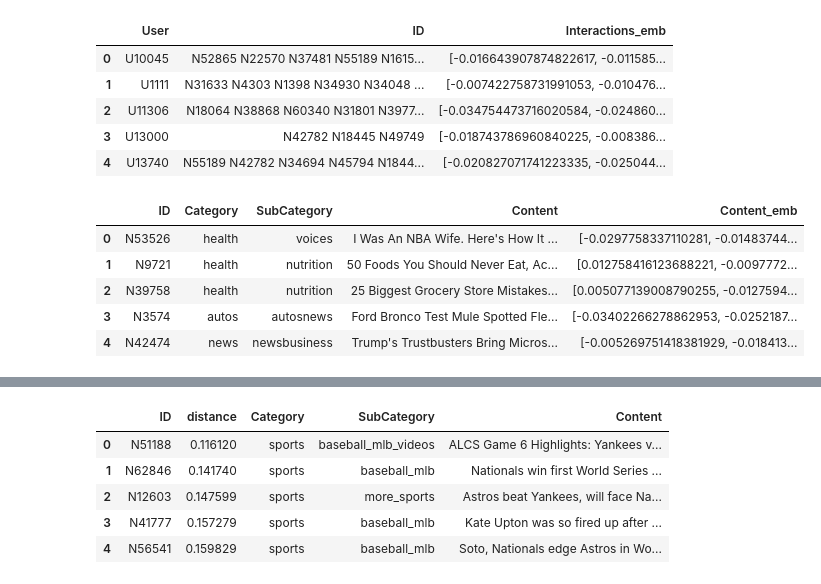
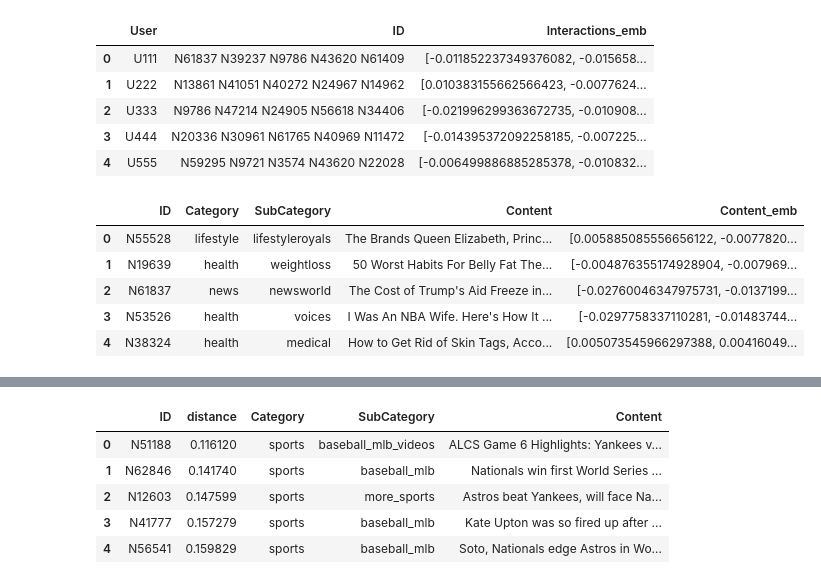
Before and after one commit to krisbara/GPT-Recommender-systems, a Jupyter notebook: 02_content_recommender.ipynb, the cells around one changed output, grey strips where cells are left out. Drawn from its saved outputs; the diff is of its cells as text; code cells hidden in the pictures.

```diff
--- a/02_content_recommender.ipynb
+++ b/02_content_recommender.ipynb
@@ -13,23 +11,24 @@ openai.api_key = "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"
 # %%
-users = pd.read_csv("data_embeddings/users_emb_test.csv") #document with user interactions
+users = pd.read_csv("embeddings/users_emb_extra.csv") #document with user interactions
+users.columns =['User', 'ID', 'Interactions_emb']
 users.head()
 # %% [output]
 |  | User | ID | Interactions_emb |
-| 0 | U10045 | N52865 N22570 N37481 N55189 N1615... | [-0.016643907874822617, -0.011585... |
-| 1 | U1111 | N31633 N4303 N1398 N34930 N34048 ... | [-0.007422758731991053, -0.010476... |
-| 2 | U11306 | N18064 N38868 N60340 N31801 N3977... | [-0.034754473716020584, -0.024860... |
-| 3 | U13000 | N42782 N18445 N49749 | [-0.018743786960840225, -0.008386... |
-| 4 | U13740 | N55189 N42782 N34694 N45794 N1844... | [-0.020827071741223335, -0.025044... |
+| 0 | U111 | N61837 N39237 N9786 N43620 N61409 | [-0.011852237349376082, -0.015658... |
+| 1 | U222 | N13861 N41051 N40272 N24967 N14962 | [0.010383155662566423, -0.0077624... |
+| 2 | U333 | N9786 N47214 N24905 N56618 N34406 | [-0.021996299363672735, -0.010908... |
+| 3 | U444 | N20336 N30961 N61765 N40969 N11472 | [-0.014395372092258185, -0.007225... |
+| 4 | U555 | N59295 N9721 N3574 N43620 N22028 | [-0.006499886885285378, -0.010832... |
 # %%
-news = pd.read_csv("data_embeddings/news_emb_test.csv") #document with user interactions
+news = pd.read_csv("embeddings/news_emb_final.csv") #document with user interactions
 news.head()
 # %% [output]
 |  | ID | Category | SubCategory | Content | Content_emb |
-| 0 | N53526 | health | voices | I Was An NBA Wife. Here's How It ... | [-0.0297758337110281, -0.01483744... |
-| 1 | N9721 | health | nutrition | 50 Foods You Should Never Eat, Ac... | [0.012758416123688221, -0.0097772... |
-| 2 | N39758 | health | nutrition | 25 Biggest Grocery Store Mistakes... | [0.005077139008790255, -0.0127594... |
-| 3 | N3574 | autos | autosnews | Ford Bronco Test Mule Spotted Fle... | [-0.03402266278862953, -0.0252187... |
-| 4 | N42474 | news | newsbusiness | Trump's Trustbusters Bring Micros... | [-0.005269751418381929, -0.018413... |
+| 0 | N55528 | lifestyle | lifestyleroyals | The Brands Queen Elizabeth, Princ... | [0.005885085556656122, -0.0077820... |
+| 1 | N19639 | health | weightloss | 50 Worst Habits For Belly Fat The... | [-0.004876355174928904, -0.007969... |
+| 2 | N61837 | news | newsworld | The Cost of Trump's Aid Freeze in... | [-0.02760046347975731, -0.0137199... |
+| 3 | N53526 | health | voices | I Was An NBA Wife. Here's How It ... | [-0.0297758337110281, -0.01483744... |
+| 4 | N38324 | health | medical | How to Get Rid of Skin Tags, Acco... | [0.005073545966297388, 0.00416049... |
 # %%
 news.columns =['ID', 'Category', 'SubCategory', 'Content', 'Content_emb']
 news_dict = news.set_index('ID').to_dict(orient='index')
```
Also changed, not shown: parts of 3 cells of this notebook, 3 other files.
